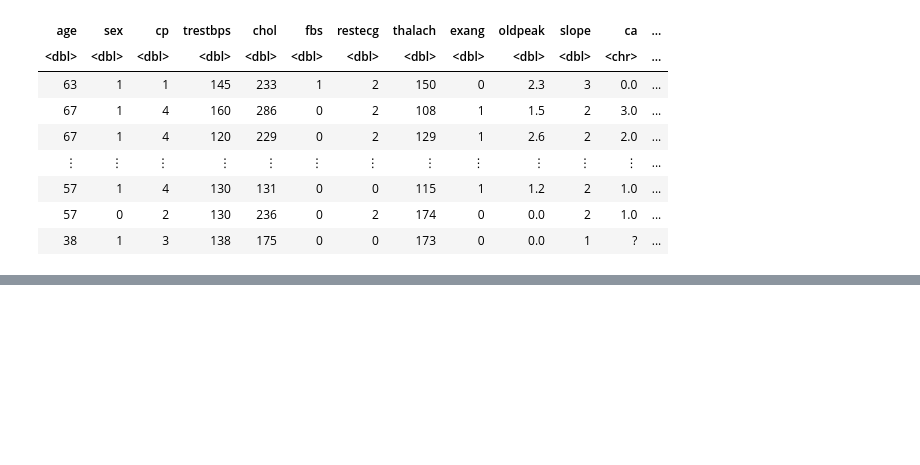
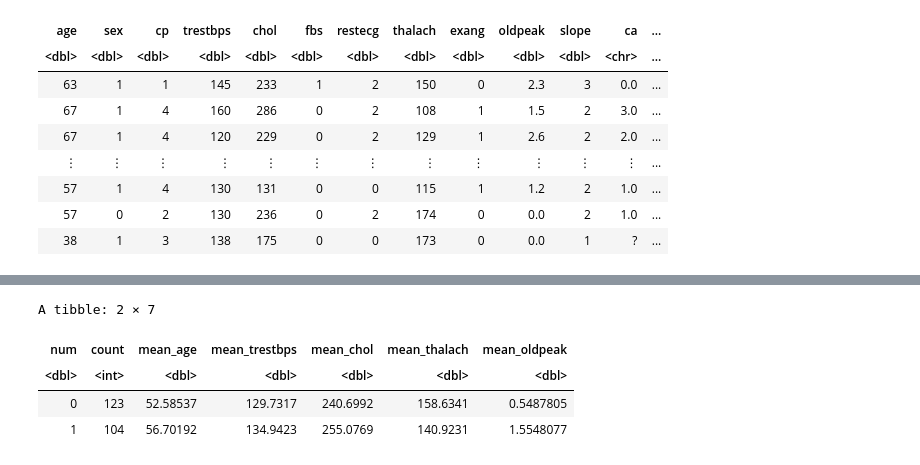
Before and after one commit to wu-jacob/dsci100-project, a Jupyter notebook: proposal.ipynb, the cells around one changed output, grey strips where cells are left out. Drawn from its saved outputs; the diff is of its cells as text; code cells hidden in the pictures; blank space fills up the shorter version.

```diff
--- a/proposal.ipynb
+++ b/proposal.ipynb
@@ -47,0 +50,12 @@ A spec_tbl_df: 303 × 14
+# %%
+heart_sum <- heart_train |>
+    group_by(num) |>
+    summarize(count = n(), mean_age = mean(age), mean_trestbps = mean(trestbps),
+              mean_chol = mean(chol), mean_thalach = mean(thalach), mean_oldpeak = mean(oldpeak))
+heart_sum
+# %% [output]
+A tibble: 2 × 7
+| num | count | mean_age | mean_trestbps | mean_chol | mean_thalach | mean_oldpeak |
+| <dbl> | <int> | <dbl> | <dbl> | <dbl> | <dbl> | <dbl> |
+| 0 | 123 | 52.58537 | 129.7317 | 240.6992 | 158.6341 | 0.5487805 |
+| 1 | 104 | 56.70192 | 134.9423 | 255.0769 | 140.9231 | 1.5548077 |
```
Also changed, not shown: parts of 4 cells of this notebook.
